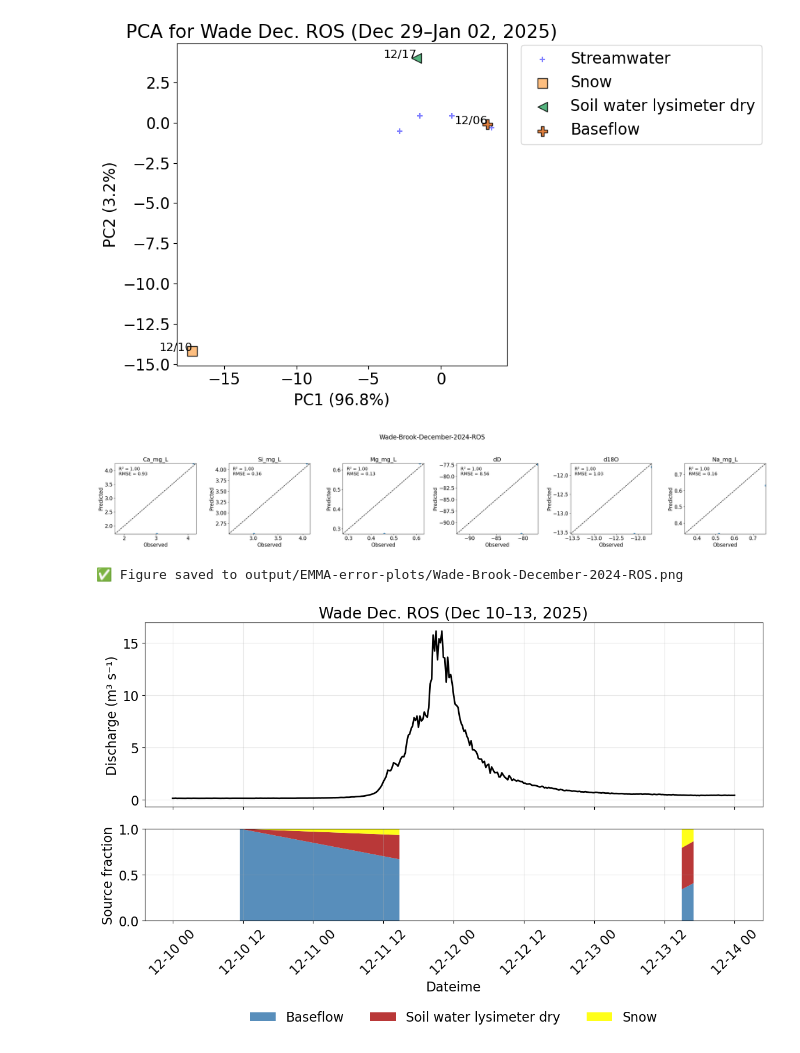
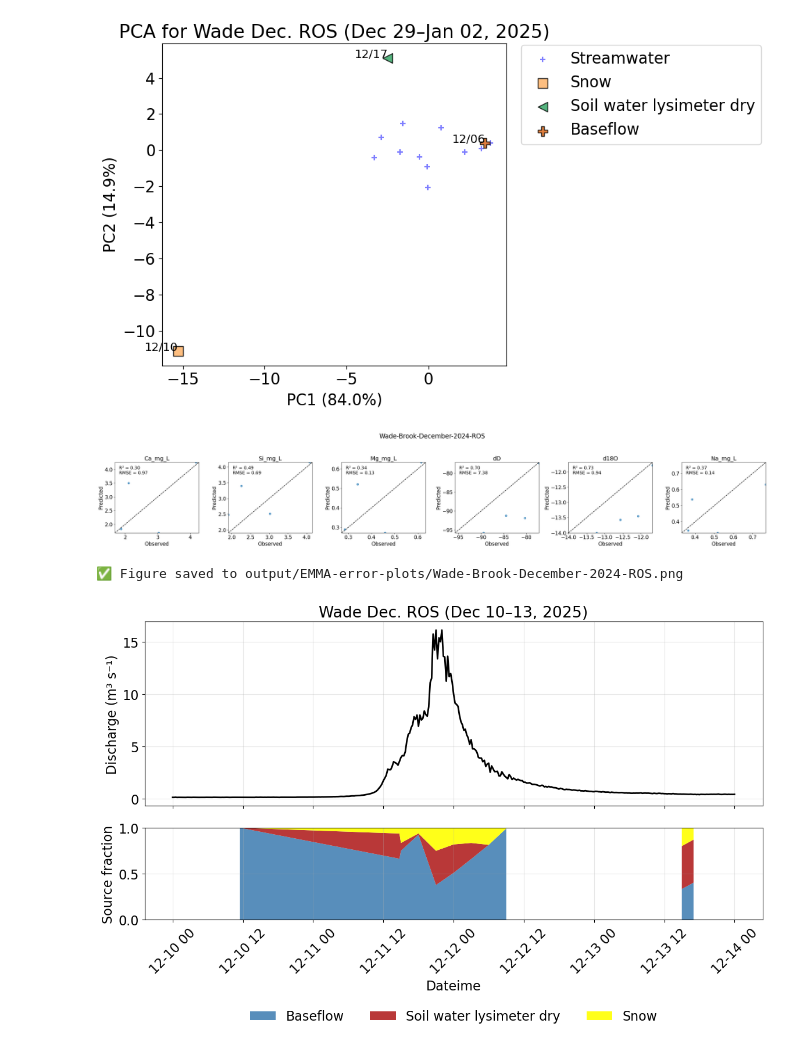
Before and after one commit to MeganEDuffy/EMMA, a Jupyter notebook: EMMA-main/Wade_Hungerford_Potash_2025_event-PCAwEMMAs_SLSQP.ipynb, the cells around one changed output. Drawn from its saved outputs; the diff is of its cells as text; code cells hidden in the pictures.

```diff
--- a/EMMA-main/Wade_Hungerford_Potash_2025_event-PCAwEMMAs_SLSQP.ipynb
+++ b/EMMA-main/Wade_Hungerford_Potash_2025_event-PCAwEMMAs_SLSQP.ipynb
@@ -586,7 +602,7 @@ wade_decros_tracers, wade_decros_pca = plot_event_pca(
     data=df,
     site="Wade",
     start_date="2024-12-10 00:00:00",
-    end_date="2024-12-14 00:00:00",
+    end_date="2025-01-04 00:00:00",
     endmember_ids=["RI25-1128", #"RI25-1130", # Snow cores from Dec '24
                    "RI25-1123", #"RI25-1115", #"RI25-1305", # Soil water lysimeter dry
                    "RI25-1126"],#, "RI25-1031", "RI25-1090",],  #Baseflow
@@ -605,34 +621,34 @@ wade_decros_fractions_df, wade_decros_scaler, wade_decros_pca, wade_decros_endme
     data=df,
     site="Wade",
     start_date="2024-12-10 00:00:00",
-    end_date="2024-12-14 00:00:00",
+    end_date="2025-01-04 00:00:00",
     endmember_ids=["RI25-1128", #"RI25-1130", # Snow cores from Dec '24
                    "RI25-1123", #"RI25-1115", #"RI25-1305", # Soil water lysimeter dry
                    "RI25-1126"]#, "RI25-1031", "RI25-1090",],  #Baseflow
 )
 
 wade_tracers = ['Ca_mg_L', 'Si_mg_L', 'Mg_mg_L', 'dD', 'd18O', 'Na_mg_L']
 
 # Call the prediction function
 wade_decros_predicted = predict_tracers_from_fractions(
     fractions_df=wade_decros_fractions_df,
     endmembers_df=wade_decros_endmembers_df,
     tracer_cols=wade_tracers
 )
 
 # Plot observed vs predicted tracer values
 plot_observed_vs_predicted("Wade-Brook-December-2024-ROS", wade_decros_predicted, df, wade_tracers)
 
 plot_emma_fractions_with_hydrograph(
     fractions_df= wade_decros_fractions_df,
     discharge_csv="/home/millieginty/OneDrive/git-repos/LCBP-interannual-EMMAs/Data/StreamSensor_data/Discharge.Discharge_cms@Wade_Brook.20221001.csv",
     start_date="2024-12-10 00:00:00",
     end_date="2024-12-14 00:00:00",
     site="Wade",
     title="Wade Dec. ROS (Dec 10–13, 2025)"
 )
 # %% [output]
-[figure, old version]
+[figure, new version]
-[figure, old version]
+[figure, new version]
 ✅ Figure saved to output/EMMA-error-plots/Wade-Brook-December-2024-ROS.png
-[figure, old version]
+[figure, new version]
```
Also changed, not shown: parts of 3 cells of this notebook, 14 other files.
